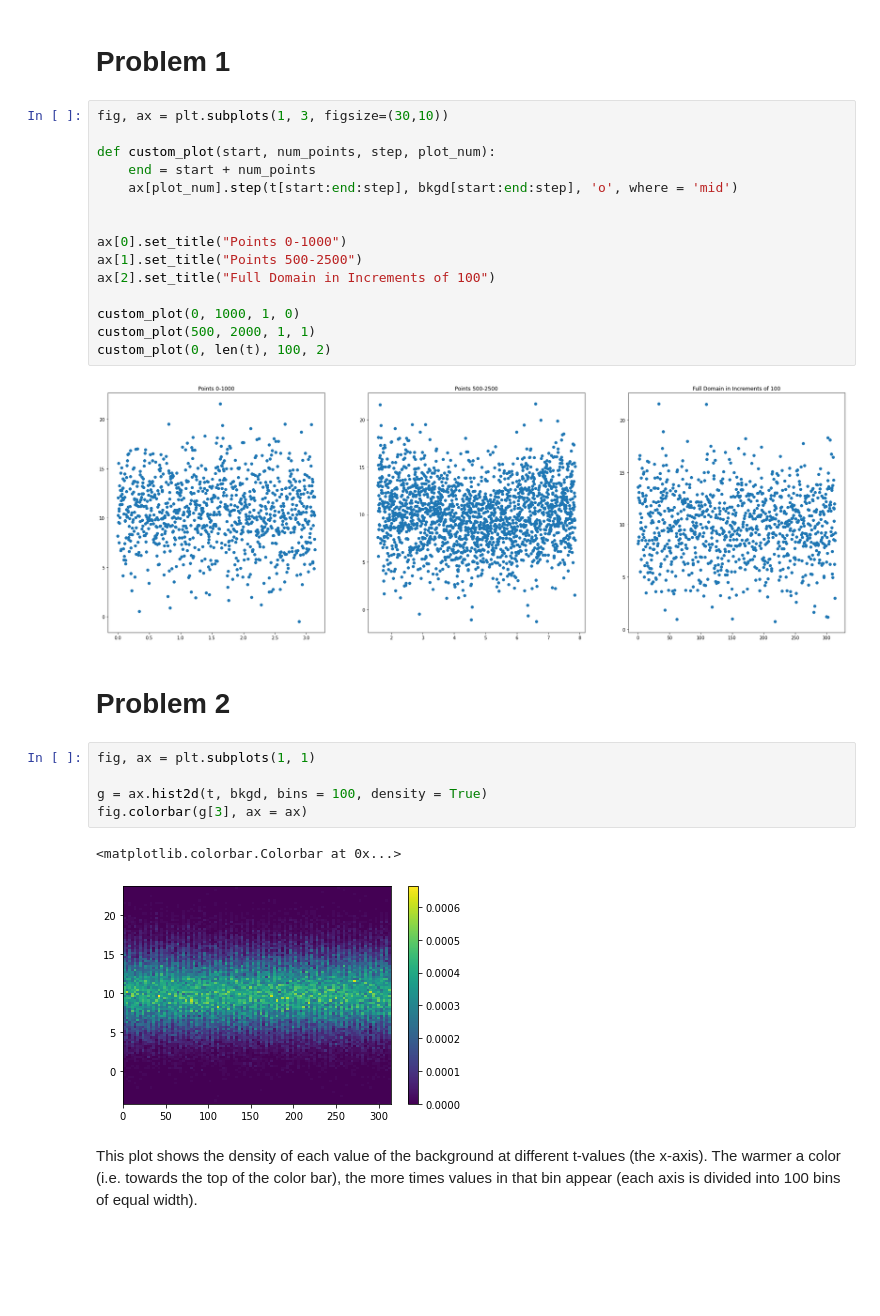
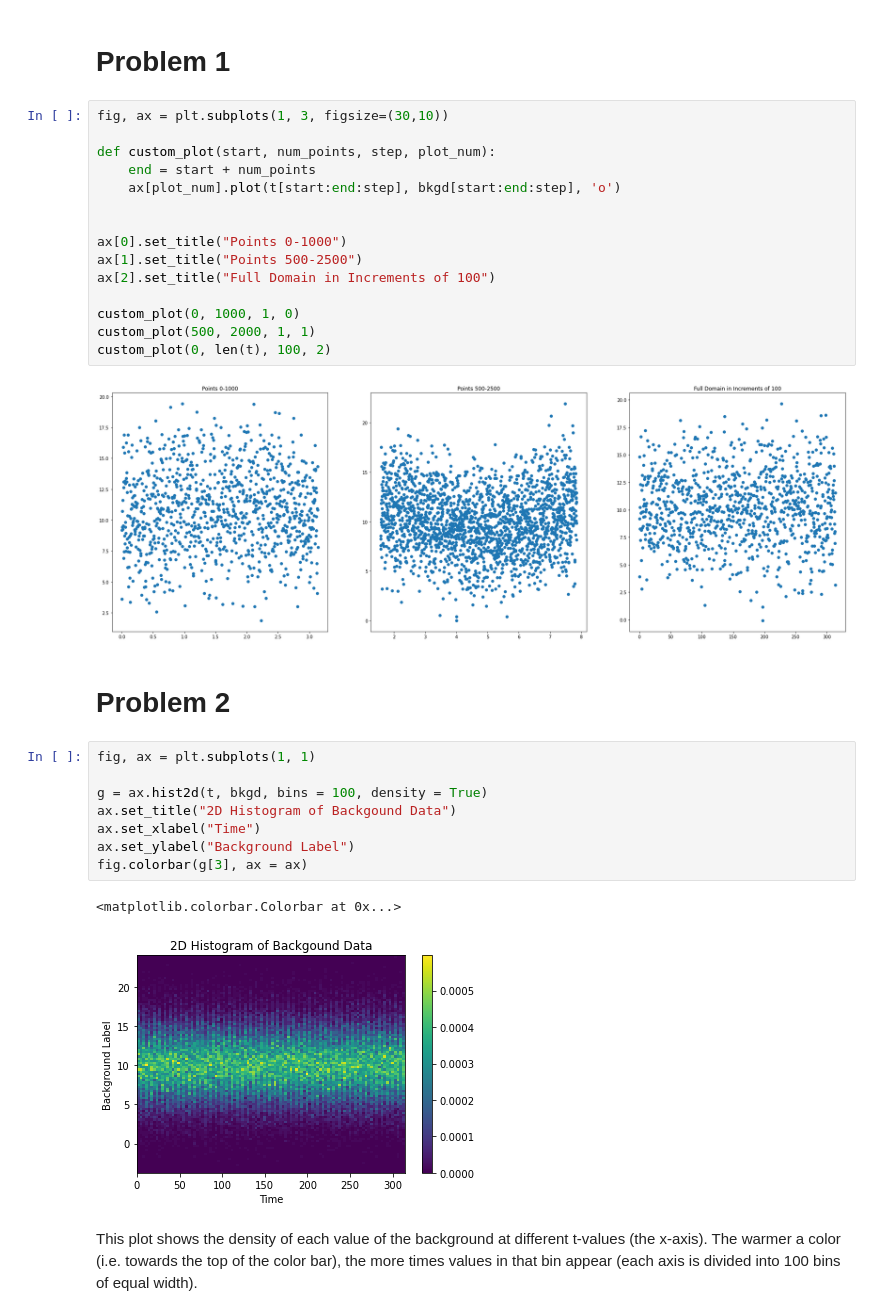
Before and after one commit to jarods00/PHYS434, a Jupyter notebook: HW/PHYS 434 HW 4.ipynb, the cells around one changed output. Cells and saved outputs as stored; diff of their text form; blank space fills up the shorter version.

```diff
--- a/HW/PHYS 434 HW 4.ipynb
+++ b/HW/PHYS 434 HW 4.ipynb
@@ -15,7 +15,7 @@ fig, ax = plt.subplots(1, 3, figsize=(30,10))
 
 def custom_plot(start, num_points, step, plot_num):
     end = start + num_points
-    ax[plot_num].step(t[start:end:step], bkgd[start:end:step], 'o', where = 'mid')
+    ax[plot_num].plot(t[start:end:step], bkgd[start:end:step], 'o')
 
 
 ax[0].set_title("Points 0-1000")
@@ -26,16 +26,19 @@ custom_plot(0, 1000, 1, 0)
 custom_plot(500, 2000, 1, 1)
 custom_plot(0, len(t), 100, 2)
 # %% [output]
-[figure, old version]
+[figure, new version]
 # %% [markdown]
 # Problem 2
 # %%
 fig, ax = plt.subplots(1, 1)
 
 g = ax.hist2d(t, bkgd, bins = 100, density = True)
+ax.set_title("2D Histogram of Backgound Data")
+ax.set_xlabel("Time")
+ax.set_ylabel("Background Label")
 fig.colorbar(g[3], ax = ax)
 # %% [output]
 <matplotlib.colorbar.Colorbar at 0x...>
-[figure, old version]
+[figure, new version]
 # %% [markdown]
 This plot shows the density of each value of the background at different t-values (the x-axis). The warmer a color (i.e. towards the top of the color bar), the more times values in that bin appear (each axis is divided into 100 bins of equal width).
```
Also changed, not shown: parts of 3 cells of this notebook.
